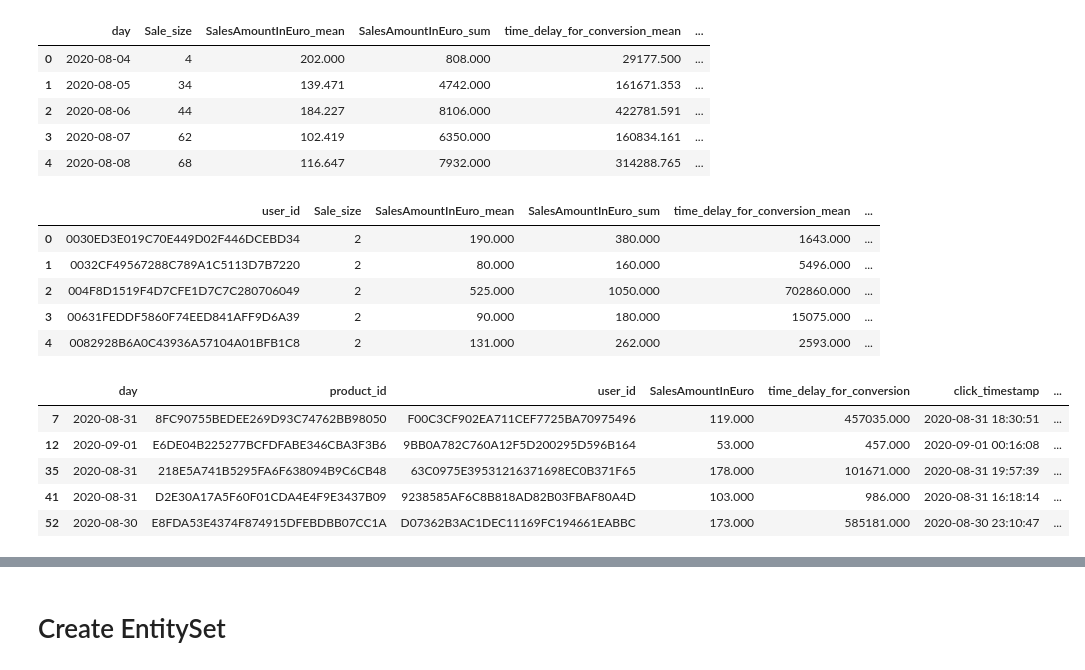
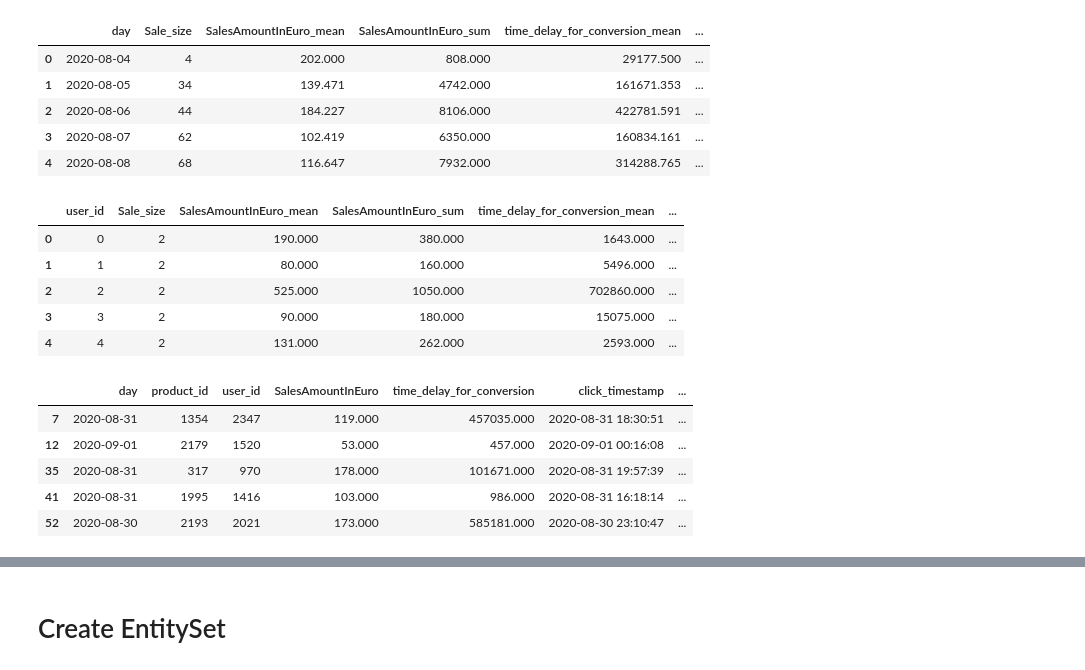
Before and after one commit to anras5/Criteo-Search-Data, a Jupyter notebook: dfs_criteo.ipynb, the cells around one changed output, grey strips where cells are left out. Saved outputs shown, nothing was run; the diff lists cells and outputs as text; code cells hidden in the pictures.

```diff
--- a/dfs_criteo.ipynb
+++ b/dfs_criteo.ipynb
@@ -57,0 +61,17 @@ df_raw.head()
+# %%
+df_raw_encoded = pd.DataFrame()
+encoders = {}
+
+for col in df_raw.columns:
+    if col in CATEGORY_TYPE_COLUMN_NAMES:
+        encoder = LabelEncoder()
+        # filter not null values from the column
+        series_not_null = df_raw[col][df_raw[col].notnull()]
+        # transform the values using LabelEncoder
+        df_raw_encoded[col] = pd.Series(encoder.fit_transform(series_not_null), index=series_not_null.index)
+        # save the encoder
+        encoders[col] = encoder
+    else:
+        df_raw_encoded[col] = df_raw[col]
+
+df_raw_encoded.head(3)
@@ -89,7 +115,7 @@ df_days.head()
 | 3 | 2020-08-07 | 62 | 102.419 | 6350.000 | 160834.161 | ... |
 | 4 | 2020-08-08 | 68 | 116.647 | 7932.000 | 314288.765 | ... |
 # %%
-df_users = df_raw.groupby('user_id').agg({'Sale': 'size',
+df_users = df_raw_encoded.groupby('user_id').agg({'Sale': 'size',
                                          'SalesAmountInEuro': ['mean', 'sum'],
                                          'time_delay_for_conversion': ['mean', 'sum'],
                                          'product_price': ['mean', 'sum']})
@@ -100,20 +126,20 @@ df_users.reset_index(inplace=True)
 df_users.head()
 # %% [output]
 |  | user_id | Sale_size | SalesAmountInEuro_mean | SalesAmountInEuro_sum | time_delay_for_conversion_mean | ... |
-| 0 | 0030ED3E019C70E449D02F446DCEBD34 | 2 | 190.000 | 380.000 | 1643.000 | ... |
-| 1 | 0032CF49567288C789A1C5113D7B7220 | 2 | 80.000 | 160.000 | 5496.000 | ... |
-| 2 | 004F8D1519F4D7CFE1D7C7C280706049 | 2 | 525.000 | 1050.000 | 702860.000 | ... |
-| 3 | 00631FEDDF5860F74EED841AFF9D6A39 | 2 | 90.000 | 180.000 | 15075.000 | ... |
-| 4 | 0082928B6A0C43936A57104A01BFB1C8 | 2 | 131.000 | 262.000 | 2593.000 | ... |
+| 0 | 0 | 2 | 190.000 | 380.000 | 1643.000 | ... |
+| 1 | 1 | 2 | 80.000 | 160.000 | 5496.000 | ... |
+| 2 | 2 | 2 | 525.000 | 1050.000 | 702860.000 | ... |
+| 3 | 3 | 2 | 90.000 | 180.000 | 15075.000 | ... |
+| 4 | 4 | 2 | 131.000 | 262.000 | 2593.000 | ... |
 # %%
-df_transactions = df_raw[['day', 'product_id', 'user_id', 'SalesAmountInEuro', 'time_delay_for_conversion',
+df_transactions = df_raw_encoded[['day', 'product_id', 'user_id', 'SalesAmountInEuro', 'time_delay_for_conversion',
                           'click_timestamp', 'nb_clicks_1week']]
 df_transactions['transaction_id'] = np.arange(1, len(df_transactions)+1)
 df_transactions.head()
 # %% [output]
 |  | day | product_id | user_id | SalesAmountInEuro | time_delay_for_conversion | click_timestamp | ... |
-| 7 | 2020-08-31 | 8FC90755BEDEE269D93C74762BB98050 | F00C3CF902EA711CEF7725BA70975496 | 119.000 | 457035.000 | 2020-08-31 18:30:51 | ... |
-| 12 | 2020-09-01 | E6DE04B225277BCFDFABE346CBA3F3B6 | 9BB0A782C760A12F5D200295D596B164 | 53.000 | 457.000 | 2020-09-01 00:16:08 | ... |
-| 35 | 2020-08-31 | 218E5A741B5295FA6F638094B9C6CB48 | 63C0975E39531216371698EC0B371F65 | 178.000 | 101671.000 | 2020-08-31 19:57:39 | ... |
-| 41 | 2020-08-31 | D2E30A17A5F60F01CDA4E4F9E3437B09 | 9238585AF6C8B818AD82B03FBAF80A4D | 103.000 | 986.000 | 2020-08-31 16:18:14 | ... |
-| 52 | 2020-08-30 | E8FDA53E4374F874915DFEBDBB07CC1A | D07362B3AC1DEC11169FC194661EABBC | 173.000 | 585181.000 | 2020-08-30 23:10:47 | ... |
+| 7 | 2020-08-31 | 1354 | 2347 | 119.000 | 457035.000 | 2020-08-31 18:30:51 | ... |
+| 12 | 2020-09-01 | 2179 | 1520 | 53.000 | 457.000 | 2020-09-01 00:16:08 | ... |
+| 35 | 2020-08-31 | 317 | 970 | 178.000 | 101671.000 | 2020-08-31 19:57:39 | ... |
+| 41 | 2020-08-31 | 1995 | 1416 | 103.000 | 986.000 | 2020-08-31 16:18:14 | ... |
+| 52 | 2020-08-30 | 2193 | 2021 | 173.000 | 585181.000 | 2020-08-30 23:10:47 | ... |
```
Also changed, not shown: parts of 9 cells of this notebook, 1 other file.
